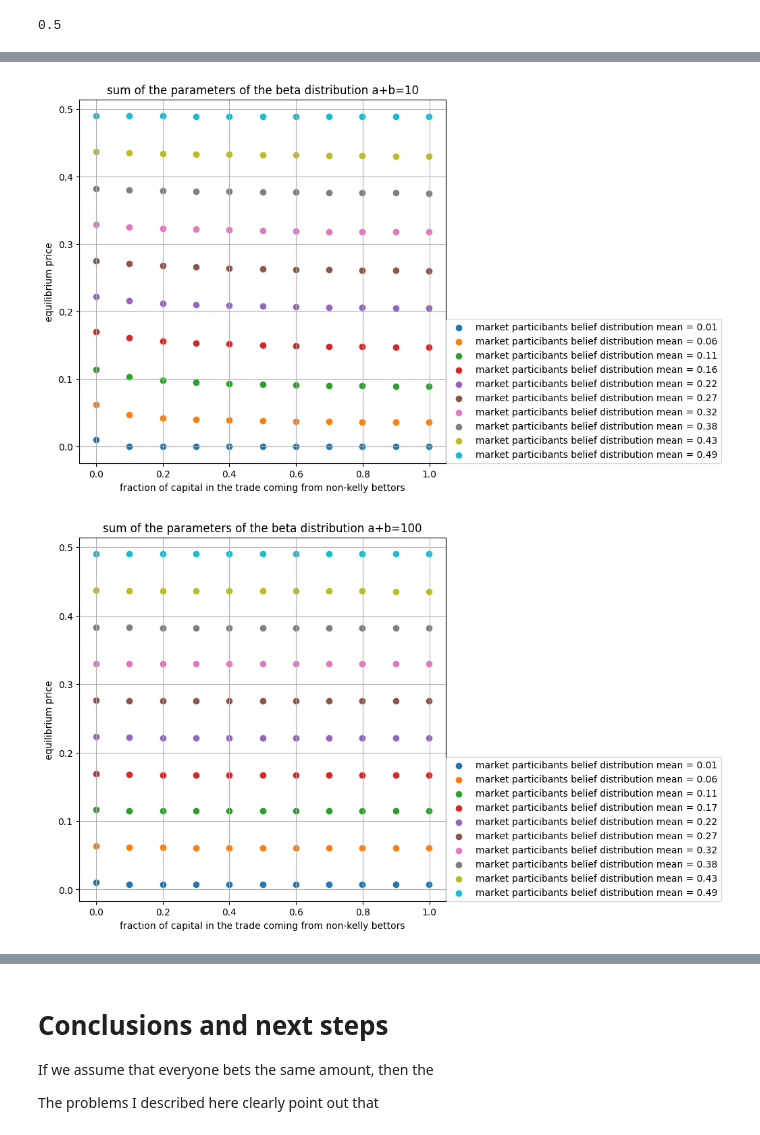
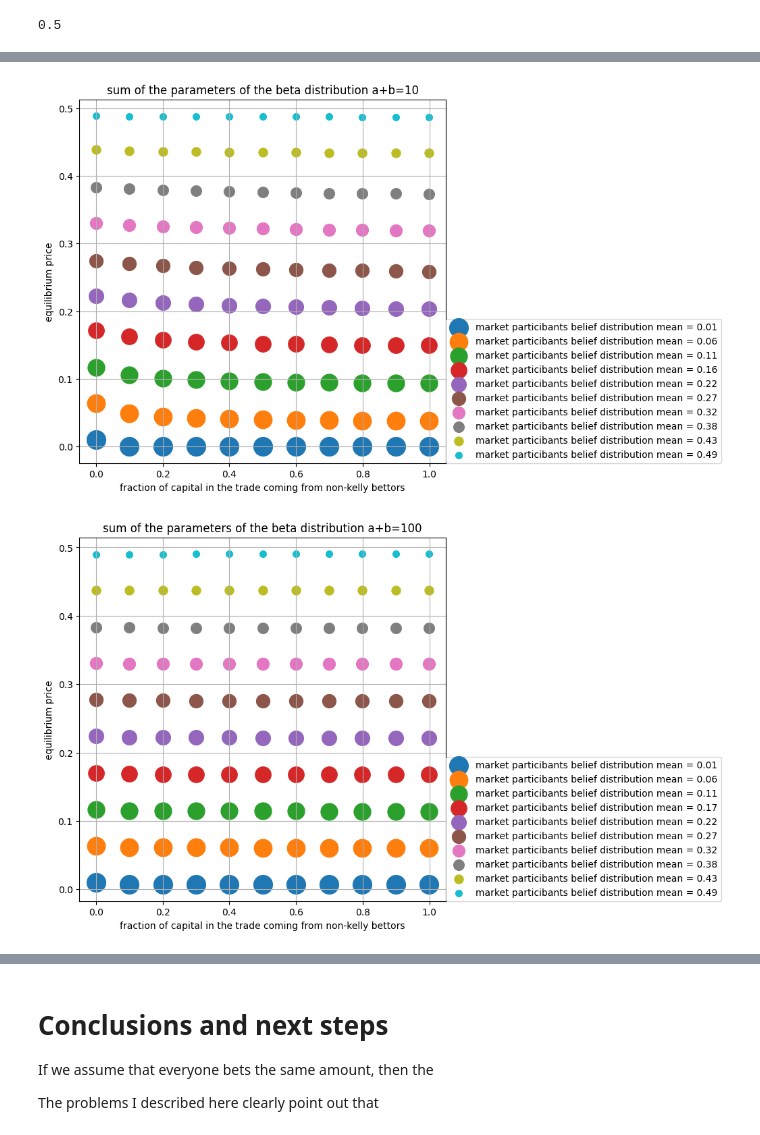
Before and after one commit to mariuszknowak-experiments/binary-option-market-public, a Jupyter notebook: Binary_option_market_equilibrium.ipynb, the cells around one changed output, grey strips where cells are left out. Cells and saved outputs as stored; diff of their text form; code cells hidden in the pictures.

```diff
--- a/Binary_option_market_equilibrium.ipynb
+++ b/Binary_option_market_equilibrium.ipynb
@@ -216,9 +203,9 @@ pd.DataFrame(non_kelly_only_list)[['beta_params','kelly','non_kelly','equilibriu
 for key in  super_result_dict.keys():
   plt.figure(figsize=(7,7))
   plt.title("sum of the parameters of the beta distribution a+b="+str(key))
-  for key2 in super_result_dict[key].keys():
+  for i,key2 in enumerate(super_result_dict[key].keys()):
     super_result_dict[key][key2]=pd.DataFrame(super_result_dict[key][key2])
-    plt.scatter(super_result_dict[key][key2]['non_kelly'],super_result_dict[key][key2]['equilibrium_price'],label='market particibants belief distribution mean = '+str(key2[0]/(key2[0]+key2[1]))[:4])
+    plt.scatter(super_result_dict[key][key2]['non_kelly'],super_result_dict[key][key2]['equilibrium_price'],s=400-39*i,label='market particibants belief distribution mean = '+str(key2[0]/(key2[0]+key2[1]))[:4])
   plt.legend(loc=(1,0))
   plt.xlabel('fraction of capital in the trade coming from non-kelly bettors')
   plt.ylabel('equilibrium price')
@@ -230,2 +217,2 @@ for key in  super_result_dict.keys():
-[figure, old version]
+[figure, new version]
-[figure, old version]
+[figure, new version]
```
Also changed, not shown: parts of 18 cells of this notebook.
